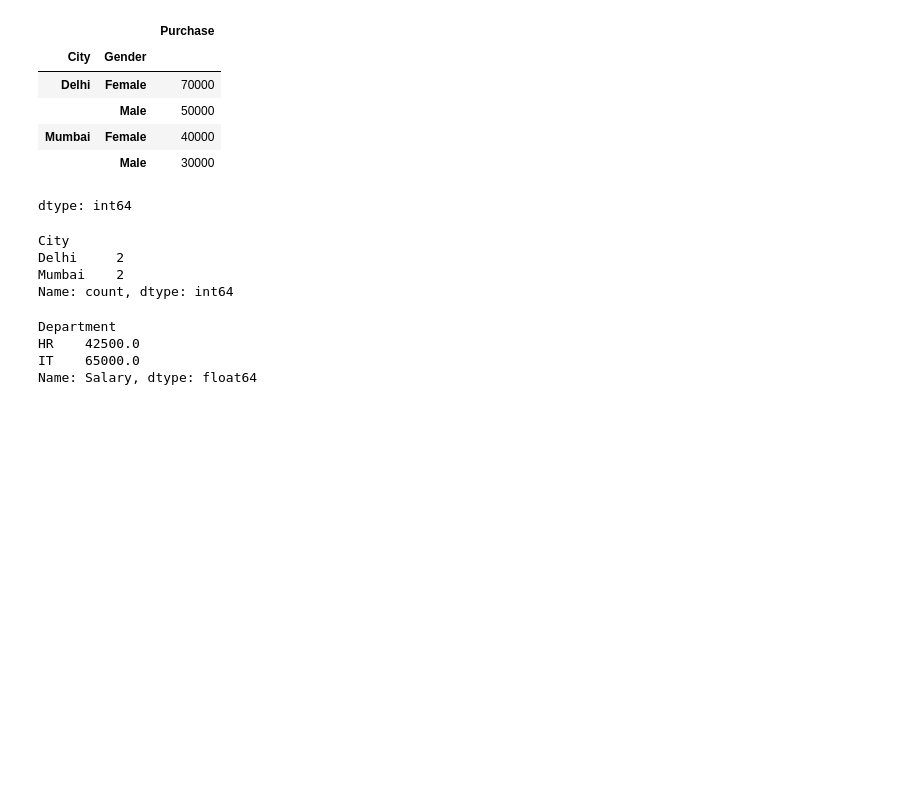
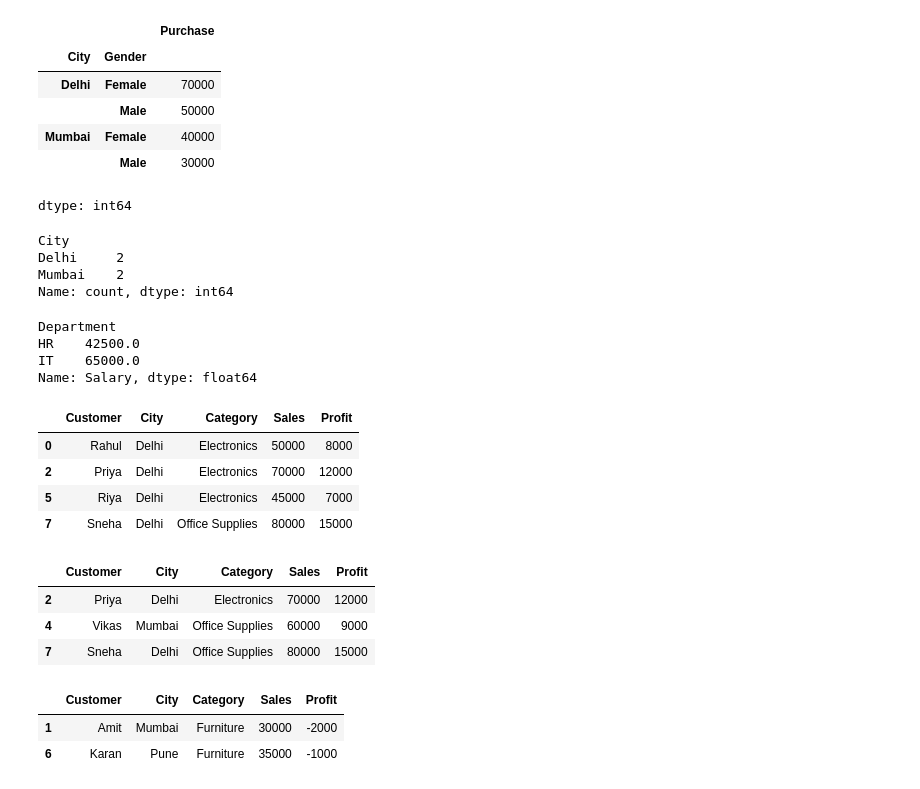
Before and after one commit to Prashantkumartalan43/Exercise, a Jupyter notebook: python_basics_week3.ipynb, the cells around one changed output. Cells and saved outputs as stored; diff of their text form; code cells hidden in the pictures; blank space fills up the shorter version.

```diff
--- a/python_basics_week3.ipynb
+++ b/python_basics_week3.ipynb
@@ -846,0 +874,21 @@ Name: Salary, dtype: float64
+# %%
+df[df["City"] == "Delhi"]
+# %% [output]
+|  | Customer | City | Category | Sales | Profit |
+| 0 | Rahul | Delhi | Electronics | 50000 | 8000 |
+| 2 | Priya | Delhi | Electronics | 70000 | 12000 |
+| 5 | Riya | Delhi | Electronics | 45000 | 7000 |
+| 7 | Sneha | Delhi | Office Supplies | 80000 | 15000 |
+# %%
+df[df["Sales"] > 50000]
+# %% [output]
+|  | Customer | City | Category | Sales | Profit |
+| 2 | Priya | Delhi | Electronics | 70000 | 12000 |
+| 4 | Vikas | Mumbai | Office Supplies | 60000 | 9000 |
+| 7 | Sneha | Delhi | Office Supplies | 80000 | 15000 |
+# %%
+df[df["Profit"] < 0]
+# %% [output]
+|  | Customer | City | Category | Sales | Profit |
+| 1 | Amit | Mumbai | Furniture | 30000 | -2000 |
+| 6 | Karan | Pune | Furniture | 35000 | -1000 |
```
Also changed, not shown: parts of 9 cells of this notebook.
